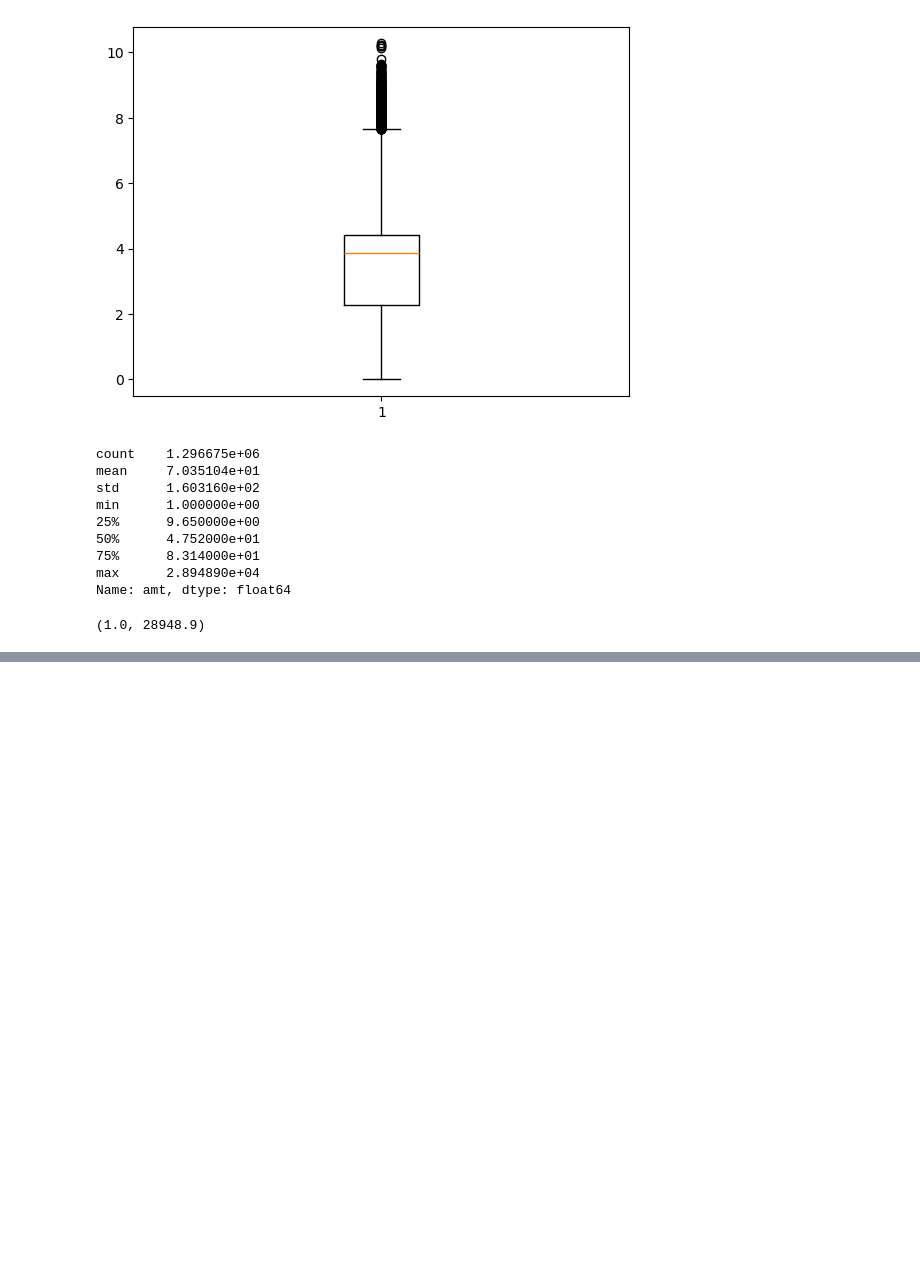
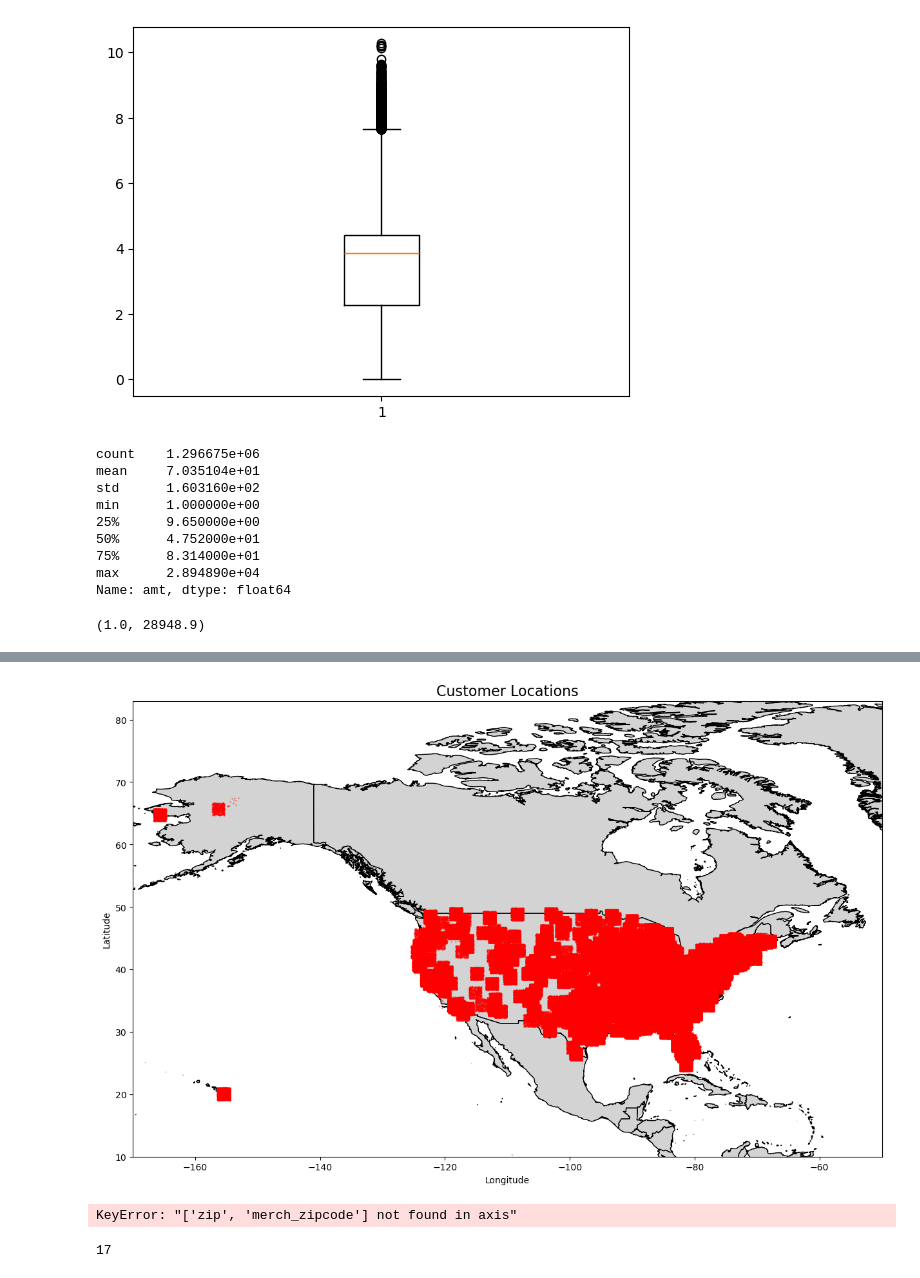
Before and after one commit to LMHan122/Machine_Learning_Analysis_of_Bank_Fraud, a Jupyter notebook: Data_Understanding.ipynb, the cells around one changed output, grey strips where cells are left out. Cells and saved outputs as stored; diff of their text form; code cells hidden in the pictures; blank space fills up the shorter version.

```diff
--- a/Data_Understanding.ipynb
+++ b/Data_Understanding.ipynb
@@ -386,0 +391,22 @@ plt.show()
+# %%
+gdf = gpd.GeoDataFrame(df, geometry=gpd.points_from_xy(df.merch_long, df.merch_lat))
+world = gpd.read_file(map_file)
+ax = world.plot(color='lightgrey', edgecolor='black', figsize=(15,20))
+plt.xlabel('Longitude')
+plt.ylabel('Latitude')
+gdf.plot(ax=ax, color='red', markersize=0.1)
+plt.xlim(-170, -50)
+plt.ylim(10, 83)
+ax.set_title("Customer Locations", fontsize=16)
+plt.show()
+# %% [output]
+[figure, added]
+# %%
+#to prevent overfitting, I will drop zip and merch_zipcode, lat and long can be used in it's place.
+df.drop(['zip', 'merch_zipcode'], axis=1, inplace=True)
+# %% [output]
+KeyError: "['zip', 'merch_zipcode'] not found in axis"
+# %%
+df.shape[1]
+# %% [output]
+17
```
Also changed, not shown: parts of 10 cells of this notebook.
